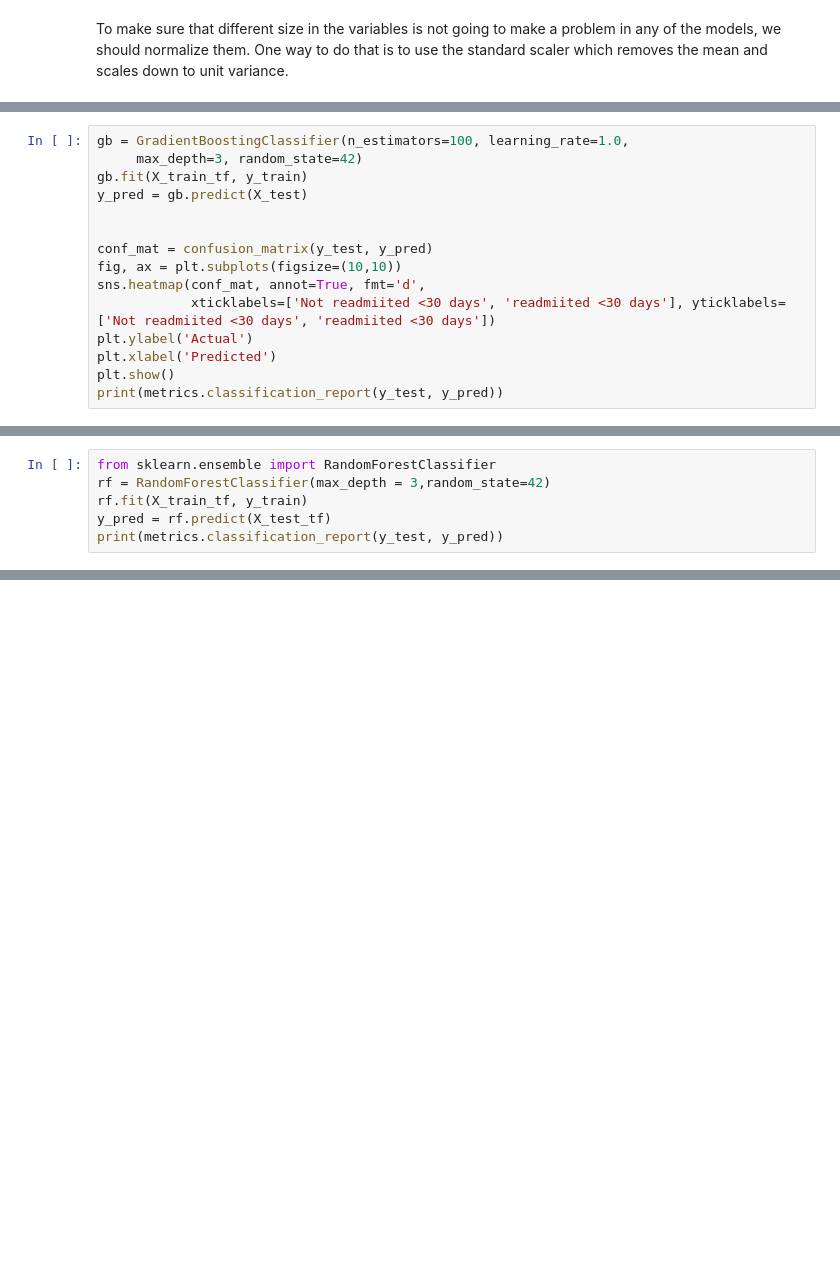
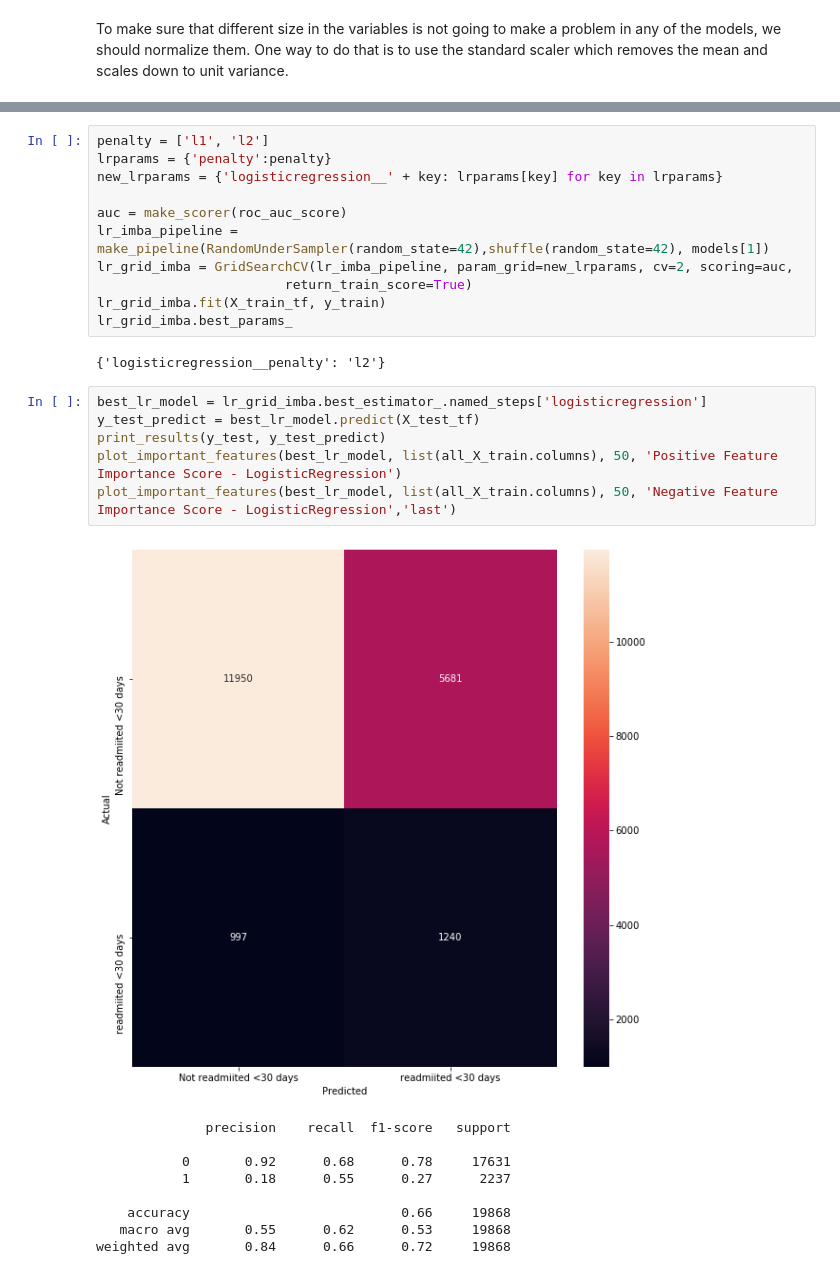
Before and after one commit to saragolesta/Complications-of-diabetes, a Jupyter notebook: Models.ipynb, the cells around one changed output, grey strips where cells are left out. Cells and saved outputs as stored; diff of their text form; blank space fills up the shorter version.

```diff
--- a/Models.ipynb
+++ b/Models.ipynb
@@ -314,15 +316,0 @@ plt.show()
-# %%
-gb = GradientBoostingClassifier(n_estimators=100, learning_rate=1.0,
-     max_depth=3, random_state=42)
-gb.fit(X_train_tf, y_train)
-y_pred = gb.predict(X_test)
-
-
-conf_mat = confusion_matrix(y_test, y_pred)
-fig, ax = plt.subplots(figsize=(10,10))
-sns.heatmap(conf_mat, annot=True, fmt='d',
-            xticklabels=['Not readmiited <30 days', 'readmiited <30 days'], yticklabels=['Not readmiited <30 days', 'readmiited <30 days'])
-plt.ylabel('Actual')
-plt.xlabel('Predicted')
-plt.show()
-print(metrics.classification_report(y_test, y_pred))
@@ -359,6 +316,0 @@ plt.show()
-# %%
-from sklearn.ensemble import RandomForestClassifier
-rf = RandomForestClassifier(max_depth = 3,random_state=42)
-rf.fit(X_train_tf, y_train)
-y_pred = rf.predict(X_test_tf)
-print(metrics.classification_report(y_test, y_pred))
@@ -393,0 +317,29 @@ plt.show()
+# %%
+penalty = ['l1', 'l2']
+lrparams = {'penalty':penalty}
+new_lrparams = {'logisticregression__' + key: lrparams[key] for key in lrparams}
+
+auc = make_scorer(roc_auc_score)
+lr_imba_pipeline = make_pipeline(RandomUnderSampler(random_state=42),shuffle(random_state=42), models[1])
+lr_grid_imba = GridSearchCV(lr_imba_pipeline, param_grid=new_lrparams, cv=2, scoring=auc,
+                        return_train_score=True)
+lr_grid_imba.fit(X_train_tf, y_train)
+lr_grid_imba.best_params_
+# %% [output]
+{'logisticregression__penalty': 'l2'}
+# %%
+best_lr_model = lr_grid_imba.best_estimator_.named_steps['logisticregression']
+y_test_predict = best_lr_model.predict(X_test_tf)
+print_results(y_test, y_test_predict)
+plot_important_features(best_lr_model, list(all_X_train.columns), 50, 'Positive Feature Importance Score - LogisticRegression')
+plot_important_features(best_lr_model, list(all_X_train.columns), 50, 'Negative Feature Importance Score - LogisticRegression','last')
+# %% [output]
+[figure, added]
+              precision    recall  f1-score   support
+
+           0       0.92      0.68      0.78     17631
+           1       0.18      0.55      0.27      2237
+
+    accuracy                           0.66     19868
+   macro avg       0.55      0.62      0.53     19868
+weighted avg       0.84      0.66      0.72     19868
```
Also changed, not shown: parts of 32 cells of this notebook, 3 other files.
